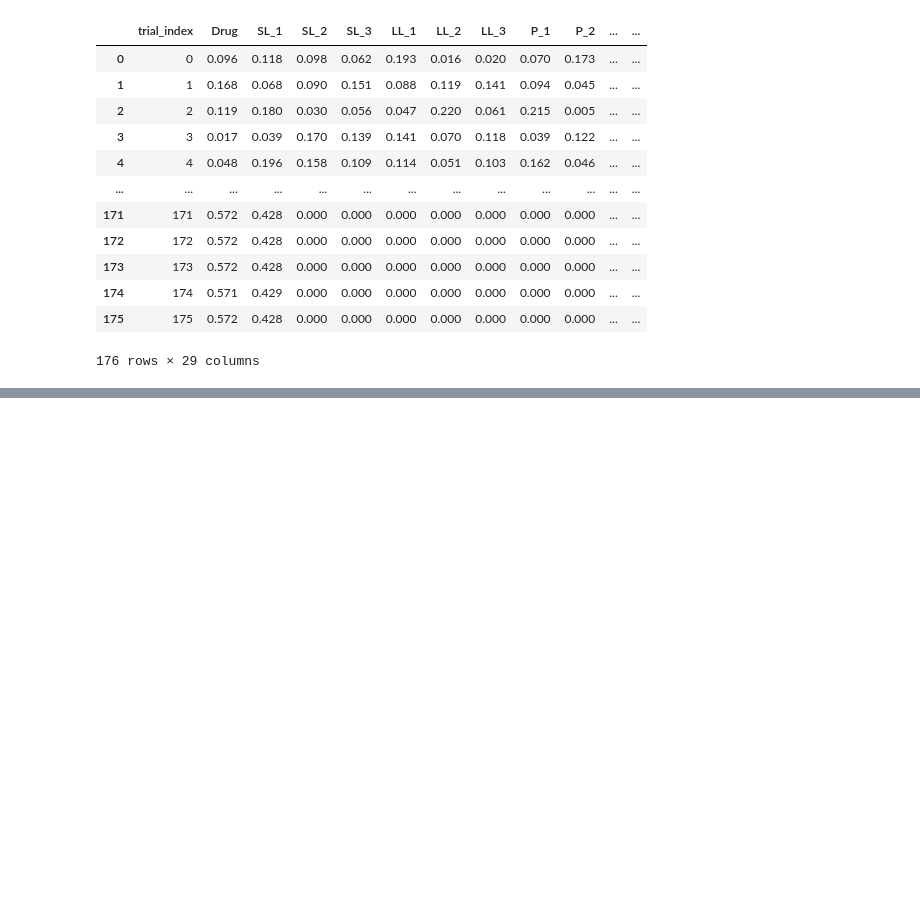
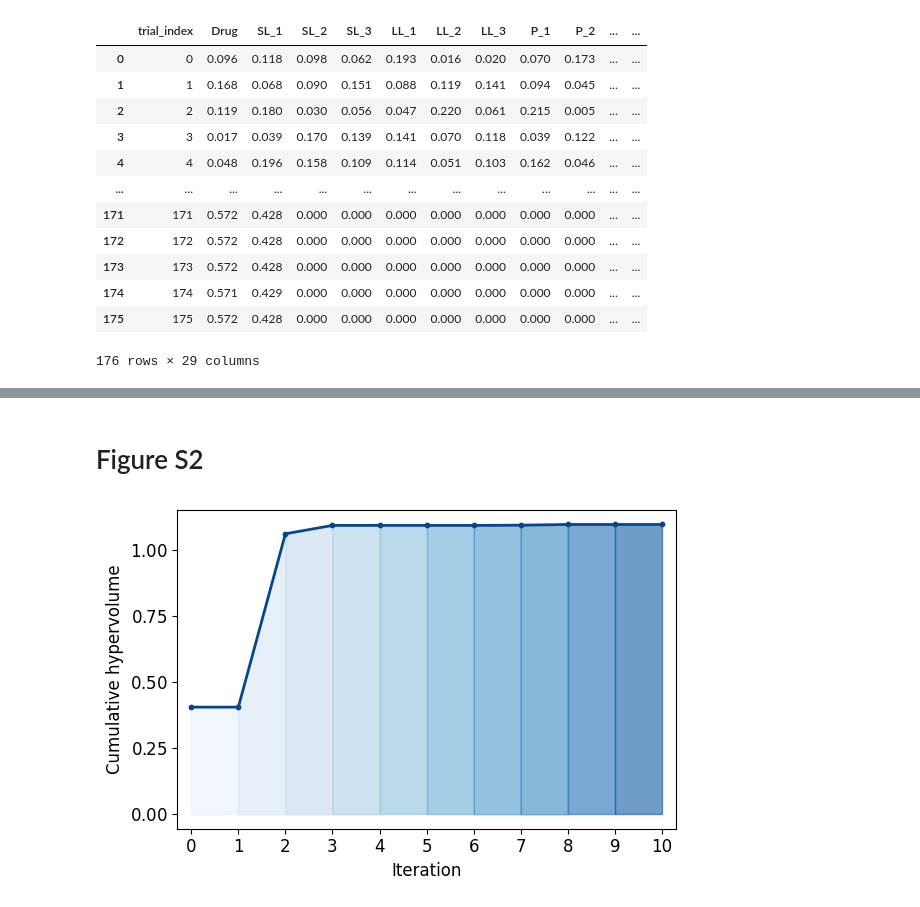
Before and after one commit to ZeqingBao/SDL5_Nano, a Jupyter notebook: 1st_round_screening/1st_data_analysis.ipynb, the cells around one changed output, grey strips where cells are left out. Saved outputs shown, nothing was run; the diff lists cells and outputs as text; code cells hidden in the pictures; blank space fills up the shorter version.

```diff
--- a/1st_round_screening/1st_data_analysis.ipynb
+++ b/1st_round_screening/1st_data_analysis.ipynb
@@ -971,0 +550,2 @@ fig.canvas.print_figure('Figure_4a.png', dpi=600)
+# %% [markdown]
+# Figure S2
@@ -971,0 +669,10 @@ fig.canvas.print_figure('Figure_4a.png', dpi=600)
+# %%
+fig, ax = plt.subplots(figsize=(6, 4))
+
+hypervolume_traceplot(data_norm, ax, '')
+
+plt.tight_layout()
+plt.savefig("Figure_S2.png", dpi=300, bbox_inches="tight")
+plt.show()
+# %% [output]
+[figure, added]
```
Also changed, not shown: parts of 31 cells of this notebook, 12 other files.
